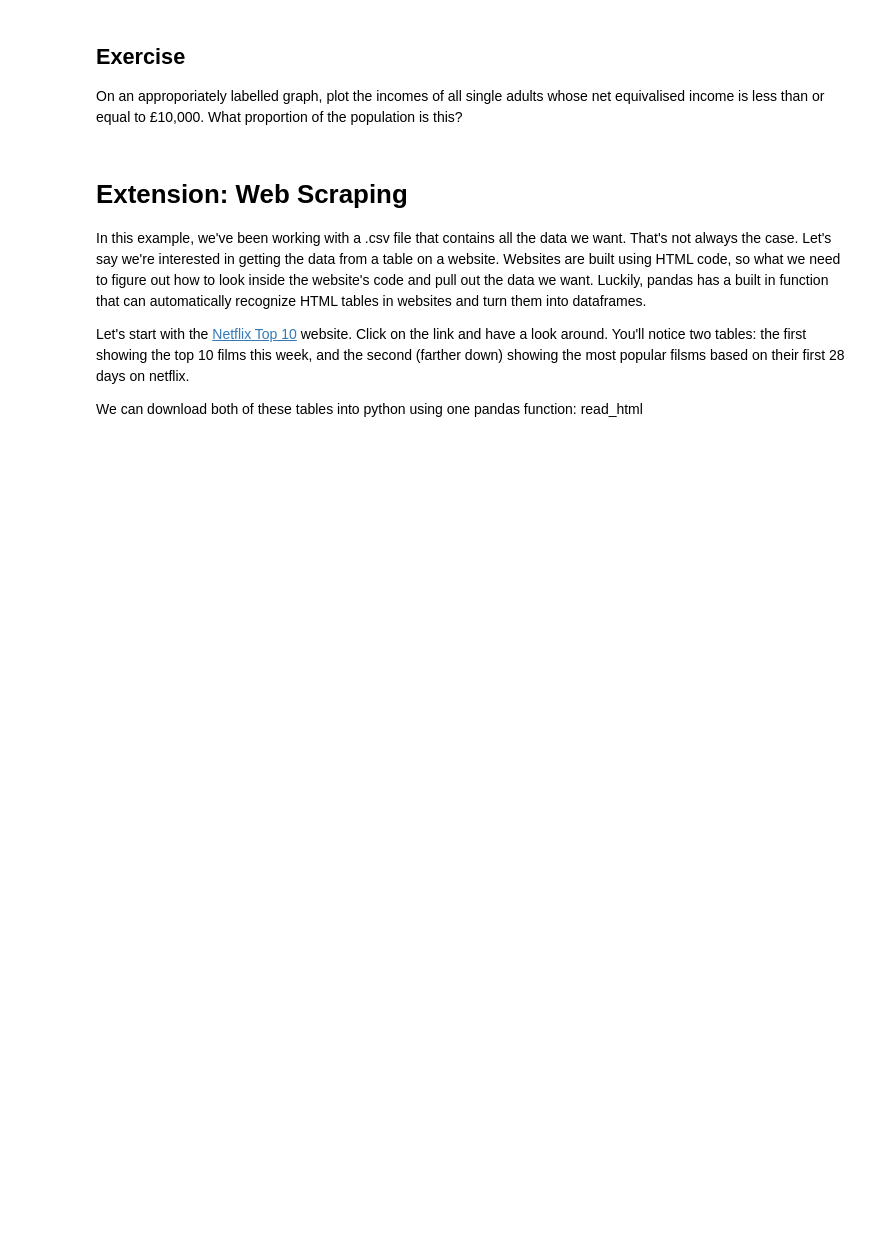
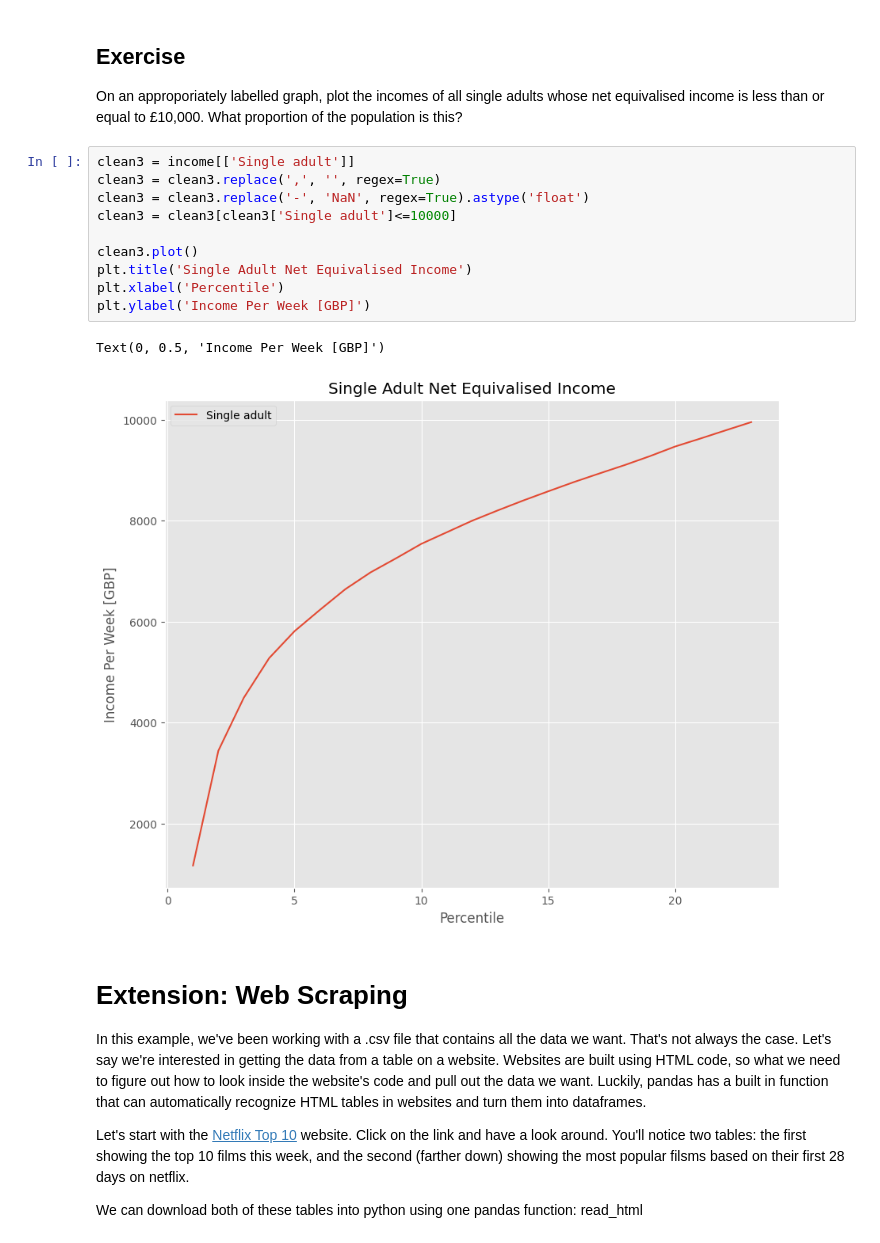
Before and after one commit to rubydelanerolle/QM2, a Jupyter notebook: notebooks/W02. Pandas.ipynb, the cells around one changed output. Drawn from its saved outputs; the diff is of its cells as text; blank space fills up the shorter version.

```diff
--- a/notebooks/W02. Pandas.ipynb
+++ b/notebooks/W02. Pandas.ipynb
@@ -347,6 +427,19 @@ We won't dwell on comparative operative, here we've used ">" to mean "is greater
 # %% [markdown]
 ## Exercise
 On an approporiately labelled graph, plot the incomes of all single adults whose net equivalised income is less than or equal to £10,000. What proportion of the population is this?
+# %%
+clean3 = income[['Single adult']]
+clean3 = clean3.replace(',', '', regex=True)
+clean3 = clean3.replace('-', 'NaN', regex=True).astype('float')
+clean3 = clean3[clean3['Single adult']<=10000]
+
+clean3.plot()
+plt.title('Single Adult Net Equivalised Income')
+plt.xlabel('Percentile')
+plt.ylabel('Income Per Week [GBP]')
+# %% [output]
+Text(0, 0.5, 'Income Per Week [GBP]')
+[figure, added]
 # %% [markdown]
 # Extension: Web Scraping
 
```
Also changed, not shown: parts of 15 cells of this notebook.
